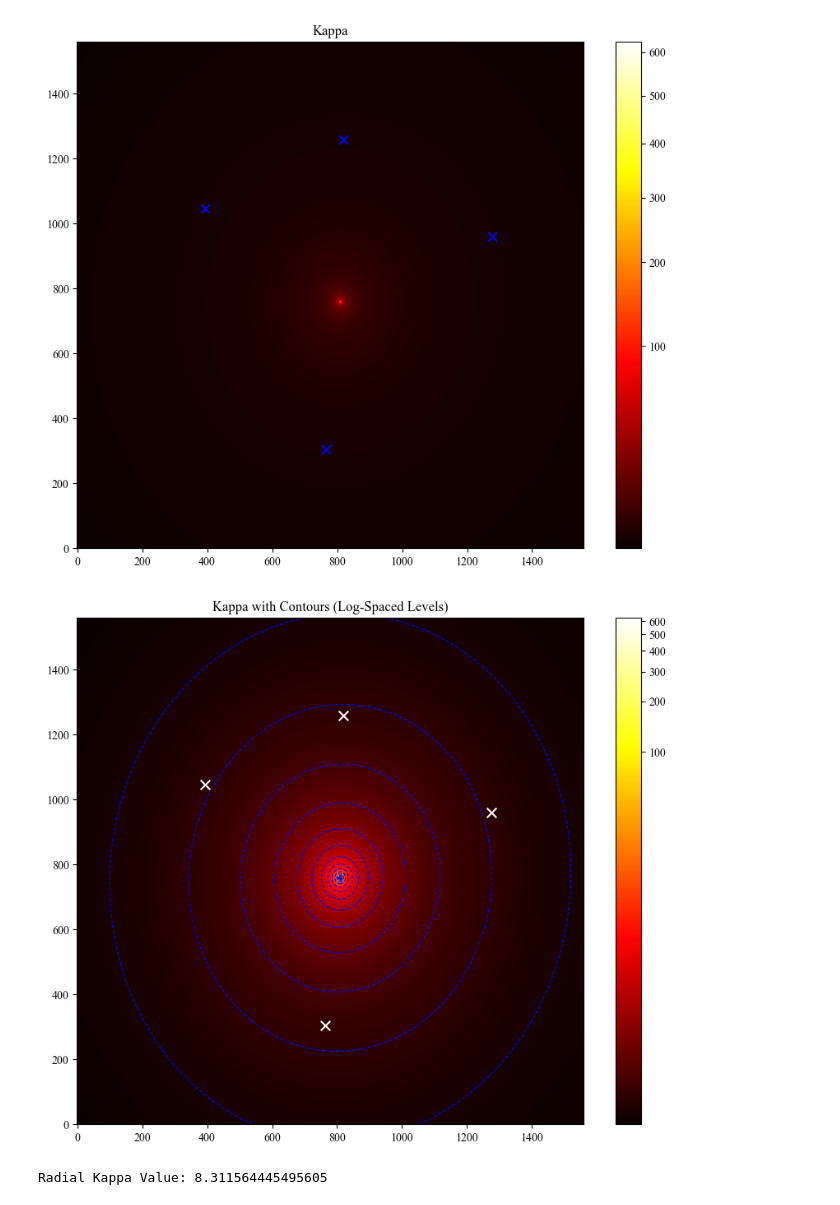
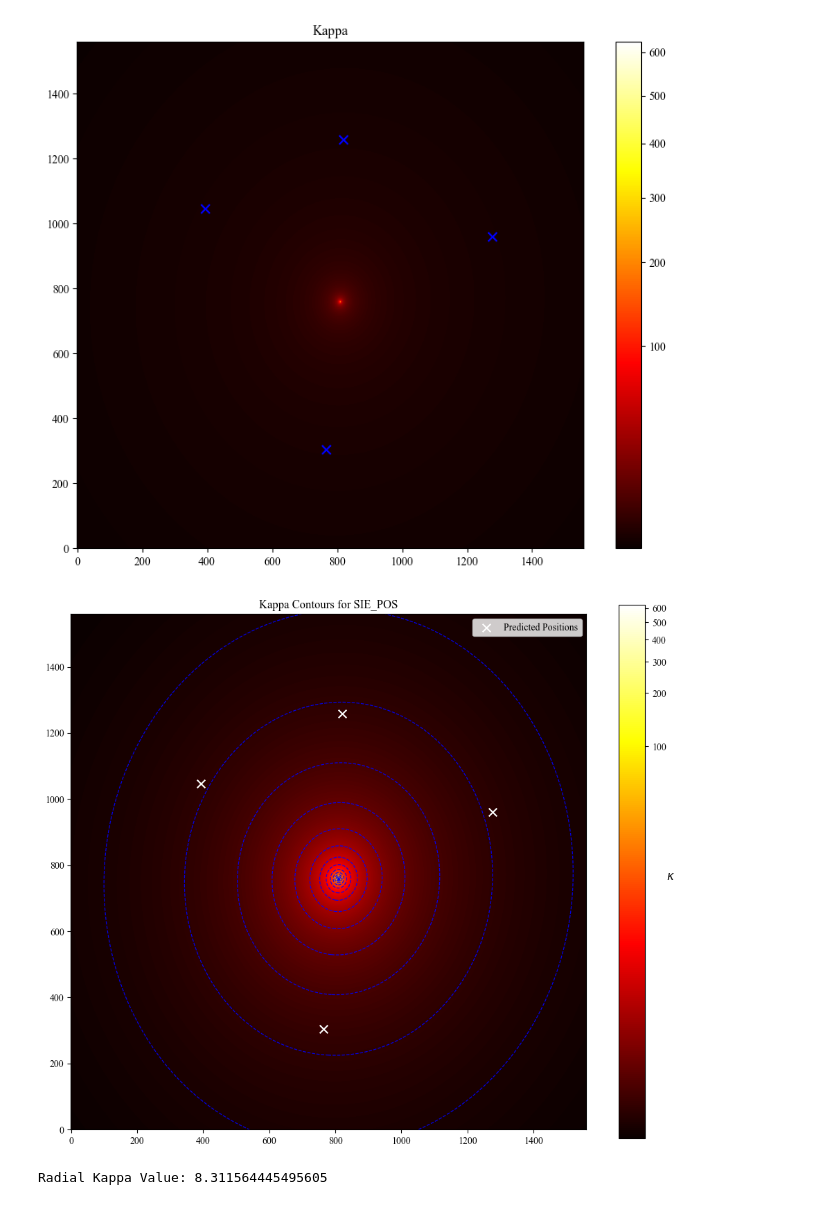
Before and after one commit to romms921/IllustrisTNG-Lens-Modelling, a Jupyter notebook: mass_profile_2.ipynb, the cells around one changed output. Cells and saved outputs as stored; diff of their text form; code cells hidden in the pictures.

Commit message:
kappa contour plot update

```diff
--- a/mass_profile_2.ipynb
+++ b/mass_profile_2.ipynb
@@ -178,28 +178,30 @@ plt.show()
 [figure]
 # %%
 norm = ImageNormalize(kappa, stretch=LogStretch())
-plt.figure(figsize=(10, 8))
+plt.figure(figsize=(12, 10))
 plt.imshow(kappa, cmap='hot', norm=norm)
 plt.gca().invert_yaxis()
-plt.colorbar()
+cbar = plt.colorbar(label=r'$\kappa$')
+cbar.set_label(r'$\kappa$', rotation=0, fontsize=12)
 
 # Logarithmic levels for better distribution
 levels = np.logspace(np.log10(kappa.min() + 1e-6), np.log10(kappa.max()), 20)  # Add a small offset to avoid log(0)
 plt.contour(
     kappa,
     levels=levels,
     colors='blue',
     linewidths=0.9,
     linestyles='dashed',
     alpha=0.9,
     extent=[0, kappa.shape[1], 0, kappa.shape[0]]
 )
 
 plt.scatter(pred['x_plot'], pred['y_plot'], c='white', s=70, label='Predicted Positions', marker='x')
-plt.title('Kappa with Contours (Log-Spaced Levels)')
+plt.title('Kappa Contours for ' + model_ver)
+plt.legend()
 plt.show()
 # %% [output]
-[figure, old version]
+[figure, new version]
 # %%
 # Radial Kappa Plot
 def radial_kappa(kappa, center, radius):
```
